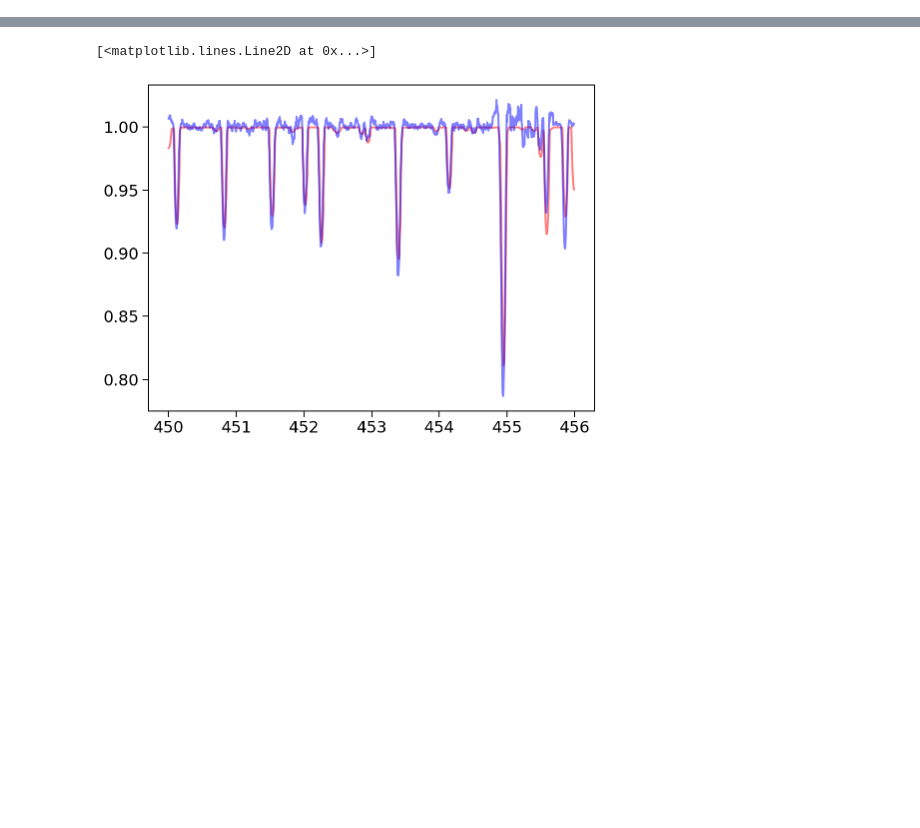
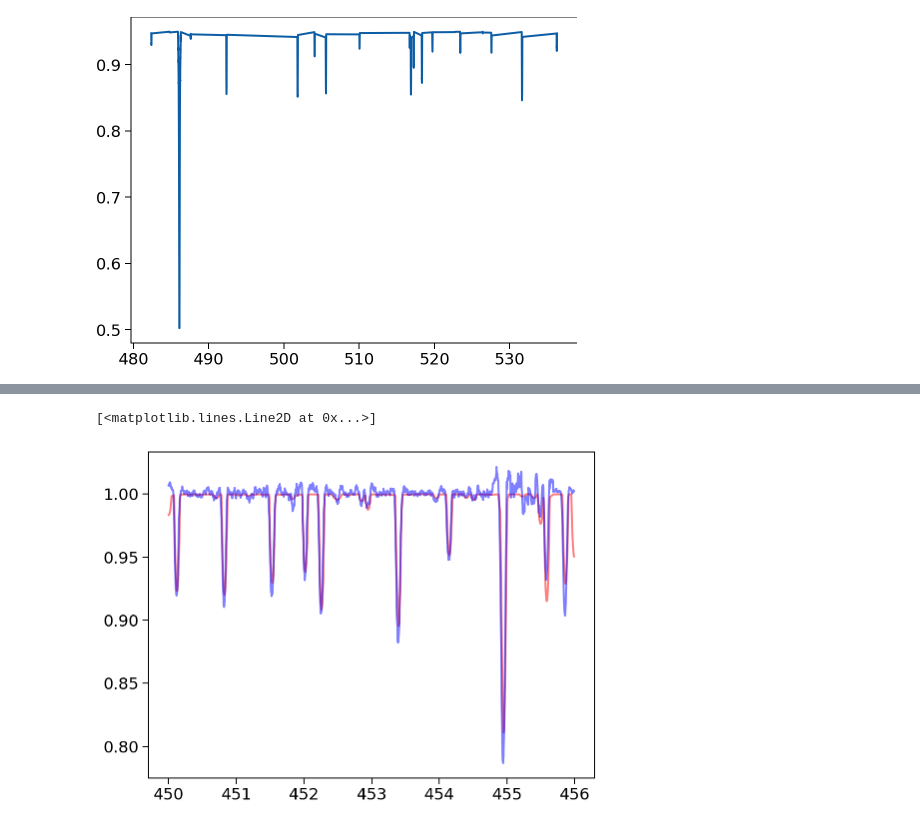
Before and after one commit to danhey/adra, a Jupyter notebook: Spectral synthesis.ipynb, the cells around one changed output, grey strips where cells are left out. Saved outputs shown, nothing was run; the diff lists cells and outputs as text; code cells hidden in the pictures; blank space fills up the shorter version.

```diff
--- a/Spectral synthesis.ipynb
+++ b/Spectral synthesis.ipynb
@@ -231,7 +221,17 @@ plt.xlim(440, 450)
 # %%
 star_spectrum = ispec.create_spectrum_structure(wavelengths)
-star_spectrum['flux'] = np.median(resampled,axis=0) / bkg
+star_spectrum['flux'] = np.median(resampled,axis=0)# / bkg
 star_spectrum['err'] = np.std(resampled,axis=0)
+# %%
+m = (star_spectrum['waveobs'] < 550) & (star_spectrum['waveobs'] > 480)
+m&= star_spectrum['flux'] < 0.95
+star_spectrum_cut = ispec.create_spectrum_structure(star_spectrum['waveobs'][m])
+star_spectrum_cut['flux'], star_spectrum_cut['err'] = star_spectrum['flux'][m], star_spectrum['err'][m]
+
+plt.plot(star_spectrum_cut['waveobs'], star_spectrum_cut['flux'])
+star_spectrum = star_spectrum_cut
+# %% [output]
+[figure, added]
 # %%
 # star_spectrum = ispec.read_spectrum(f"data/Spectra/primary_stacked.txt")
 
```
Also changed, not shown: parts of 12 cells of this notebook, 1 other file.
